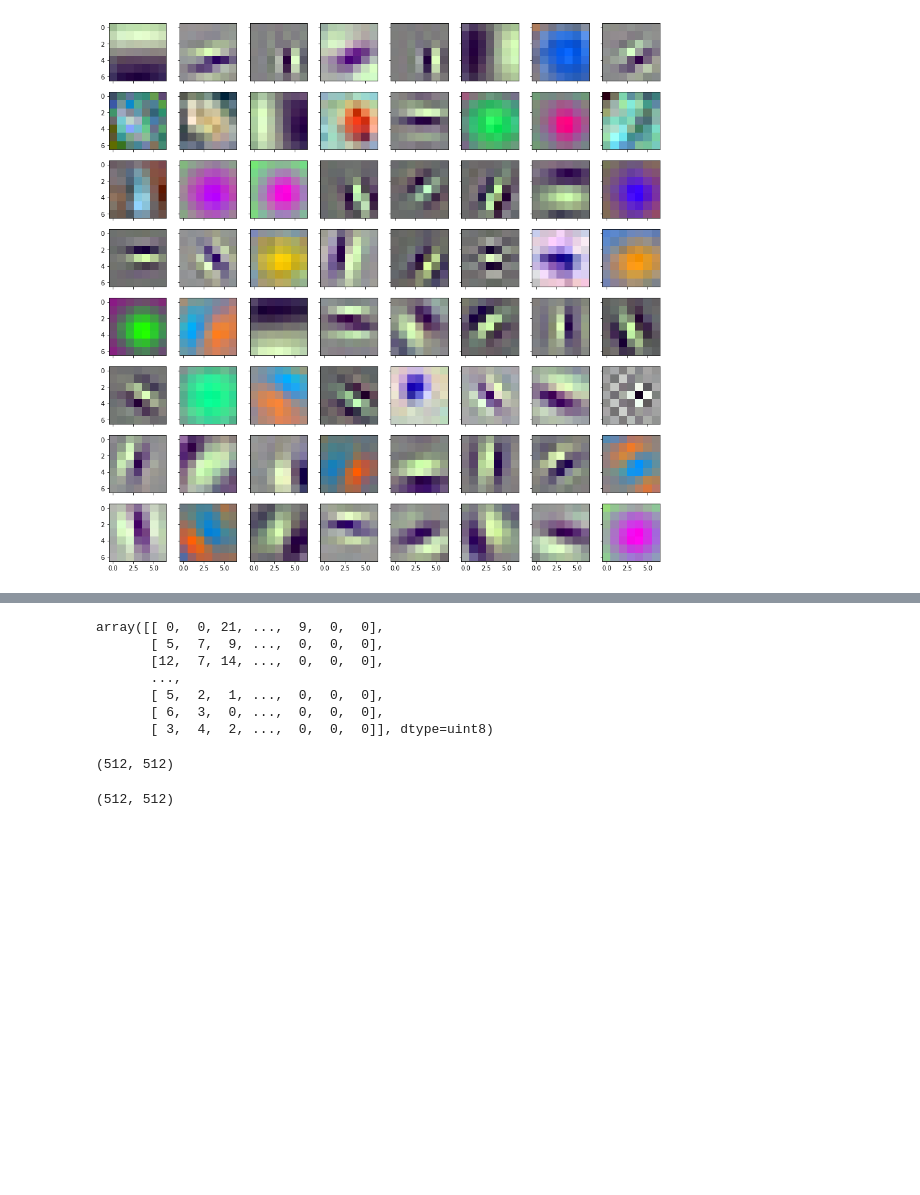
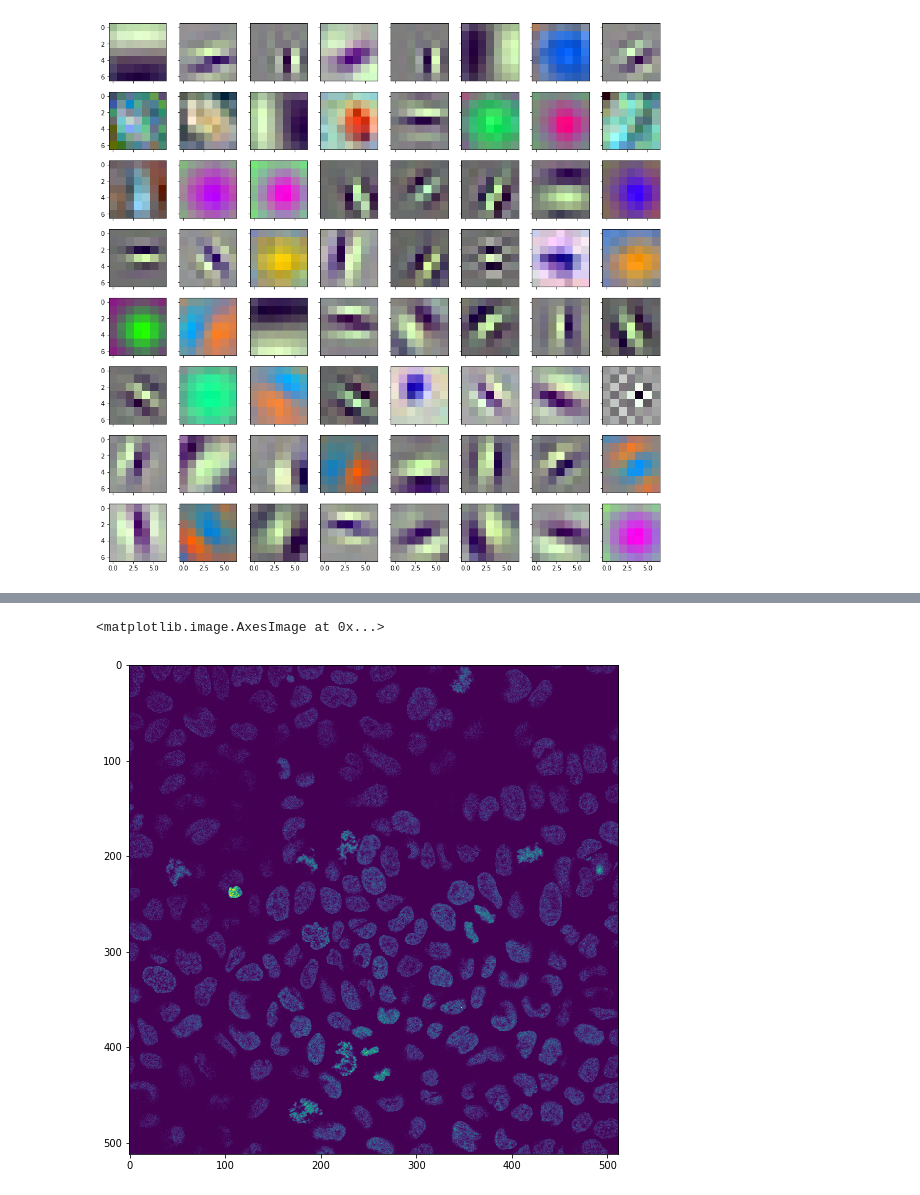
Before and after one commit to sanch7/Human-Protein-Atlas, a Jupyter notebook: scratchpad.ipynb, the cells around one changed output, grey strips where cells are left out. Cells and saved outputs as stored; diff of their text form; code cells hidden in the pictures; blank space fills up the shorter version.

```diff
--- a/scratchpad.ipynb
+++ b/scratchpad.ipynb
@@ -104,2 +136,4 @@ tdf = pd.read_csv(train_labels_path)
 # %%
-df0 = cv2.imread('./data/train/'+tdf['Id'][0]+'_blue.png', cv2.IMREAD_GRAYSCALE)
+import cv2
+imagepath = train_images_path + tdf['Id'][0] + "_blue.png"
+i = cv2.imread(imagepath, cv2.IMREAD_GRAYSCALE)
@@ -108,14 +139,0 @@ df0 = io.imread('./data/train/'+tdf['Id'][0]+'_blue.png')
-# %%
-df0
-# %% [output]
-array([[ 0,  0, 21, ...,  9,  0,  0],
-       [ 5,  7,  9, ...,  0,  0,  0],
-       [12,  7, 14, ...,  0,  0,  0],
-       ...,
-       [ 5,  2,  1, ...,  0,  0,  0],
-       [ 6,  3,  0, ...,  0,  0,  0],
-       [ 3,  4,  2, ...,  0,  0,  0]], dtype=uint8)
-# %%
-df0.shape
-# %% [output]
-(512, 512)
@@ -128,4 +140,6 @@ image = np.zeros((512, 512, 4), dtype='uint8')
-# %%
-image[:,:,0].shape
-# %% [output]
-(512, 512)
+# %%
+plt.figure(figsize=(12,9))
+plt.imshow(i)
+# %% [output]
+<matplotlib.image.AxesImage at 0x...>
+[figure, added]
```
Also changed, not shown: parts of 15 cells of this notebook, 9 other files.
